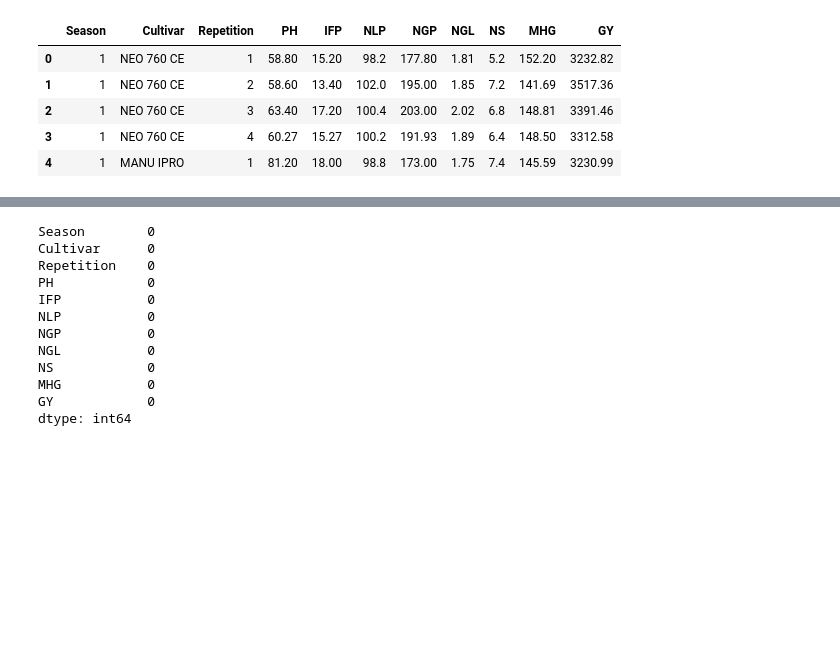
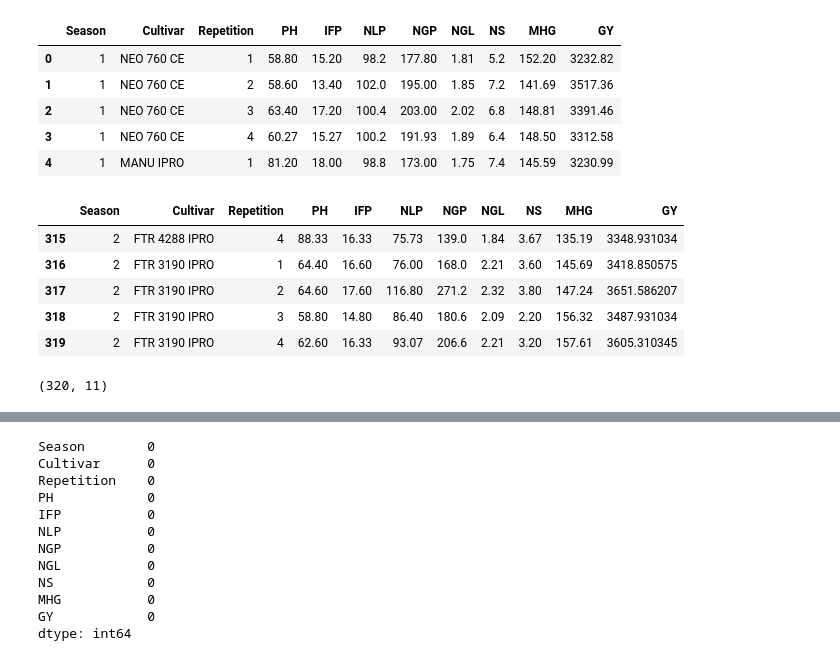
Before and after one commit to Ayomide-ola/Machine-learning-semester-2--, a Jupyter notebook: CA-1.ipynb, the cells around one changed output, grey strips where cells are left out. Cells and saved outputs as stored; diff of their text form; code cells hidden in the pictures; blank space fills up the shorter version.

```diff
--- a/CA-1.ipynb
+++ b/CA-1.ipynb
@@ -58,3 +74,16 @@ df_1.head()
 | 2 | 1 | NEO 760 CE | 3 | 63.40 | 17.20 | 100.4 | 203.00 | 2.02 | 6.8 | 148.81 | 3391.46 |
 | 3 | 1 | NEO 760 CE | 4 | 60.27 | 15.27 | 100.2 | 191.93 | 1.89 | 6.4 | 148.50 | 3312.58 |
 | 4 | 1 | MANU IPRO | 1 | 81.20 | 18.00 | 98.8 | 173.00 | 1.75 | 7.4 | 145.59 | 3230.99 |
+# %%
+seed.tail()
+# %% [output]
+|  | Season | Cultivar | Repetition | PH | IFP | NLP | NGP | NGL | NS | MHG | GY |
+| 315 | 2 | FTR 4288 IPRO | 4 | 88.33 | 16.33 | 75.73 | 139.0 | 1.84 | 3.67 | 135.19 | 3348.931034 |
+| 316 | 2 | FTR 3190 IPRO | 1 | 64.40 | 16.60 | 76.00 | 168.0 | 2.21 | 3.60 | 145.69 | 3418.850575 |
+| 317 | 2 | FTR 3190 IPRO | 2 | 64.60 | 17.60 | 116.80 | 271.2 | 2.32 | 3.80 | 147.24 | 3651.586207 |
+| 318 | 2 | FTR 3190 IPRO | 3 | 58.80 | 14.80 | 86.40 | 180.6 | 2.09 | 2.20 | 156.32 | 3487.931034 |
+| 319 | 2 | FTR 3190 IPRO | 4 | 62.60 | 16.33 | 93.07 | 206.6 | 2.21 | 3.20 | 157.61 | 3605.310345 |
+# %%
+seed.shape
+# %% [output]
+(320, 11)
```
Also changed, not shown: parts of 22 cells of this notebook.
